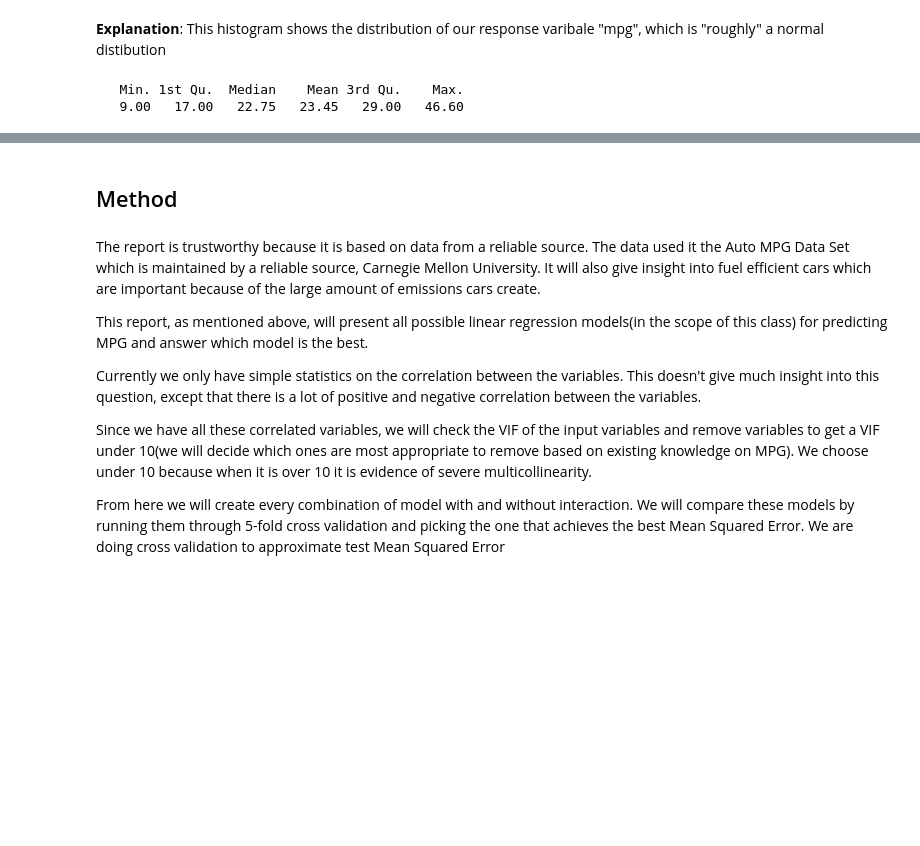
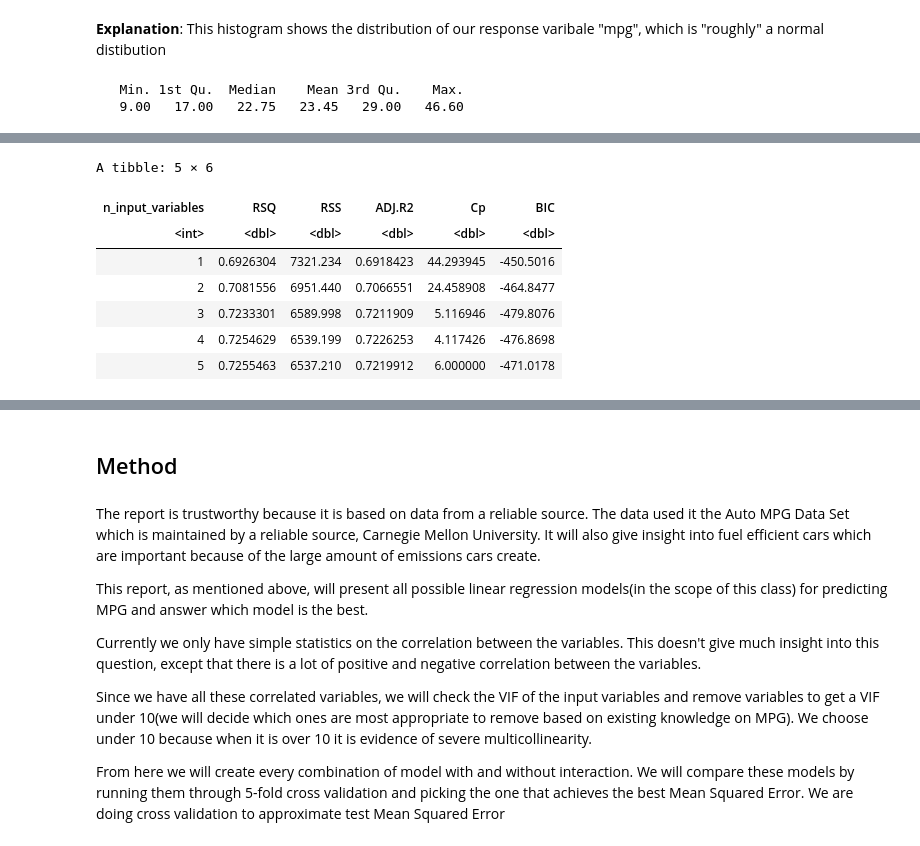
Before and after one commit to Jingfei-li/stat301-project, a Jupyter notebook: project_proposal.ipynb, the cells around one changed output, grey strips where cells are left out. Cells and saved outputs as stored; diff of their text form; code cells hidden in the pictures; blank space fills up the shorter version.

```diff
--- a/project_proposal.ipynb
+++ b/project_proposal.ipynb
@@ -153,0 +221,19 @@ summary(mpg_data$mpg)
+# %%
+mpg_forward_summary_df <- tibble(
+    n_input_variables = 1:5,
+    RSQ = mpg_forward_summary$rsq,
+    RSS = mpg_forward_summary$rss,
+    ADJ.R2 = mpg_forward_summary$adjr2,
+    Cp = mpg_forward_summary$cp,
+    BIC = mpg_forward_summary$bic,
+)
+mpg_forward_summary_df
+# %% [output]
+A tibble: 5 × 6
+| n_input_variables | RSQ | RSS | ADJ.R2 | Cp | BIC |
+| <int> | <dbl> | <dbl> | <dbl> | <dbl> | <dbl> |
+| 1 | 0.6926304 | 7321.234 | 0.6918423 | 44.293945 | -450.5016 |
+| 2 | 0.7081556 | 6951.440 | 0.7066551 | 24.458908 | -464.8477 |
+| 3 | 0.7233301 | 6589.998 | 0.7211909 | 5.116946 | -479.8076 |
+| 4 | 0.7254629 | 6539.199 | 0.7226253 | 4.117426 | -476.8698 |
+| 5 | 0.7255463 | 6537.210 | 0.7219912 | 6.000000 | -471.0178 |
```
Also changed, not shown: parts of 12 cells of this notebook.
